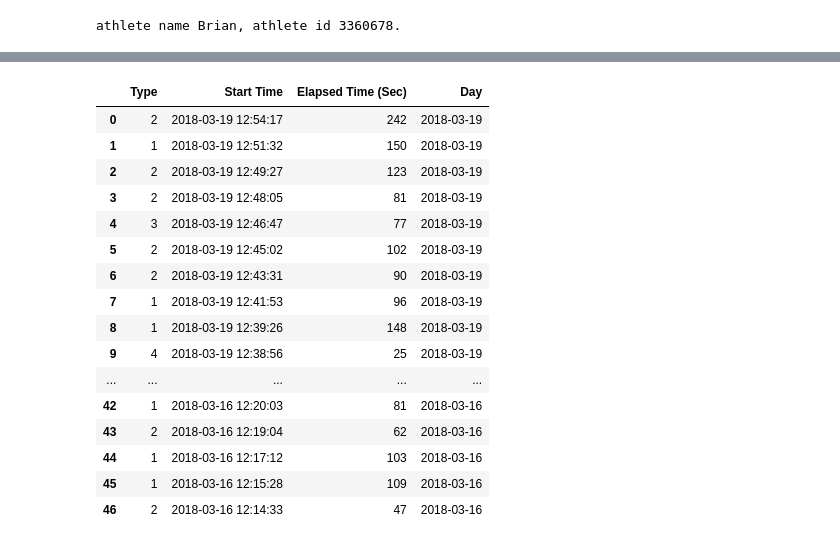
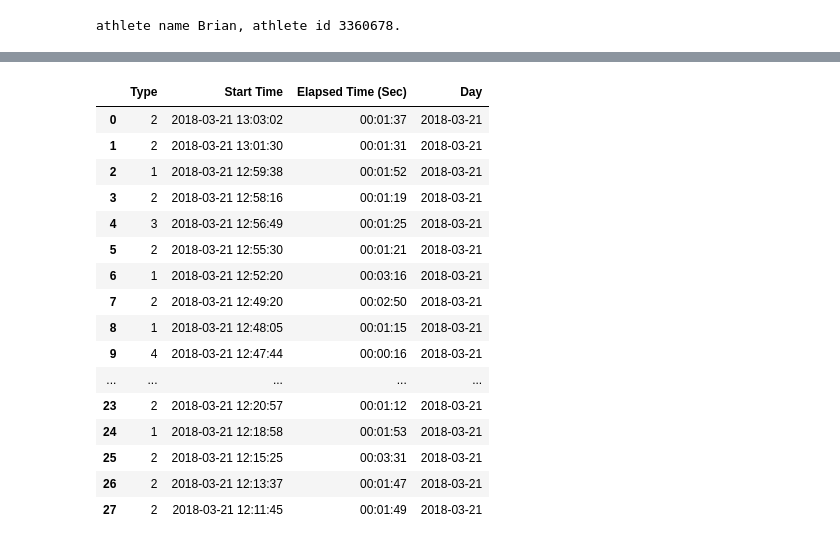
Before and after one commit to schoolie/strava_ultimate, a Jupyter notebook: strava_ultimate.ipynb, the cells around one changed output, grey strips where cells are left out. Drawn from its saved outputs; the diff is of its cells as text; code cells hidden in the pictures.

Commit message:
cleaned up reading from raw points, fixed sorting problem from raw to summary

```diff
--- a/strava_ultimate.ipynb
+++ b/strava_ultimate.ipynb
@@ -213,35 +209,39 @@ datetime.datetime(2018, 3, 15, 12, 58, 7)
 # %%
 wks = sh.worksheet_by_title('raw_points')
 col_names = wks.get_all_values()[1][0:3]
 
 val_lists = wks.get_all_values()[2:]
 val_lists = [v[0:3] for v in val_lists]
 processed_raw_points = pd.DataFrame(val_lists, columns=col_names)
 
 # Process
+processed_raw_points['Type'] = processed_raw_points['Type'].apply(lambda x: int(x))
+
 processed_raw_points['Start Time'] = processed_raw_points['Start Time'].apply(lambda x: datetime.strptime(x, '%Y-%m-%d %H:%M:%S'))
 processed_raw_points['Day'] = processed_raw_points['Start Time'].apply(lambda x: datetime(year=x.year, month=x.month, day=x.day))
+processed_raw_points['Elapsed Time (Sec)'] = processed_raw_points['Elapsed Time (Sec)'].apply(lambda x: timedelta(seconds=int(x)))
+
 
 processed_raw_points = processed_raw_points[processed_raw_points['Start Time'] > lap_start_date]
 processed_raw_points
 # %% [output]
 |  | Type | Start Time | Elapsed Time (Sec) | Day |
-| 0 | 2 | 2018-03-19 12:54:17 | 242 | 2018-03-19 |
-| 1 | 1 | 2018-03-19 12:51:32 | 150 | 2018-03-19 |
-| 2 | 2 | 2018-03-19 12:49:27 | 123 | 2018-03-19 |
-| 3 | 2 | 2018-03-19 12:48:05 | 81 | 2018-03-19 |
-| 4 | 3 | 2018-03-19 12:46:47 | 77 | 2018-03-19 |
-| 5 | 2 | 2018-03-19 12:45:02 | 102 | 2018-03-19 |
-| 6 | 2 | 2018-03-19 12:43:31 | 90 | 2018-03-19 |
-| 7 | 1 | 2018-03-19 12:41:53 | 96 | 2018-03-19 |
-| 8 | 1 | 2018-03-19 12:39:26 | 148 | 2018-03-19 |
-| 9 | 4 | 2018-03-19 12:38:56 | 25 | 2018-03-19 |
+| 0 | 2 | 2018-03-21 13:03:02 | 00:01:37 | 2018-03-21 |
+| 1 | 2 | 2018-03-21 13:01:30 | 00:01:31 | 2018-03-21 |
+| 2 | 1 | 2018-03-21 12:59:38 | 00:01:52 | 2018-03-21 |
+| 3 | 2 | 2018-03-21 12:58:16 | 00:01:19 | 2018-03-21 |
+| 4 | 3 | 2018-03-21 12:56:49 | 00:01:25 | 2018-03-21 |
+| 5 | 2 | 2018-03-21 12:55:30 | 00:01:21 | 2018-03-21 |
+| 6 | 1 | 2018-03-21 12:52:20 | 00:03:16 | 2018-03-21 |
+| 7 | 2 | 2018-03-21 12:49:20 | 00:02:50 | 2018-03-21 |
+| 8 | 1 | 2018-03-21 12:48:05 | 00:01:15 | 2018-03-21 |
+| 9 | 4 | 2018-03-21 12:47:44 | 00:00:16 | 2018-03-21 |
 | ... | ... | ... | ... | ... |
-| 42 | 1 | 2018-03-16 12:20:03 | 81 | 2018-03-16 |
-| 43 | 2 | 2018-03-16 12:19:04 | 62 | 2018-03-16 |
-| 44 | 1 | 2018-03-16 12:17:12 | 103 | 2018-03-16 |
-| 45 | 1 | 2018-03-16 12:15:28 | 109 | 2018-03-16 |
-| 46 | 2 | 2018-03-16 12:14:33 | 47 | 2018-03-16 |
+| 23 | 2 | 2018-03-21 12:20:57 | 00:01:12 | 2018-03-21 |
+| 24 | 1 | 2018-03-21 12:18:58 | 00:01:53 | 2018-03-21 |
+| 25 | 2 | 2018-03-21 12:15:25 | 00:03:31 | 2018-03-21 |
+| 26 | 2 | 2018-03-21 12:13:37 | 00:01:47 | 2018-03-21 |
+| 27 | 2 | 2018-03-21 12:11:45 | 00:01:49 | 2018-03-21 |
 # %%
 for day, pdf in processed_raw_points.groupby('Day', sort=False):
     print(day)
```
Also changed, not shown: parts of 11 cells of this notebook, 2 other files.
